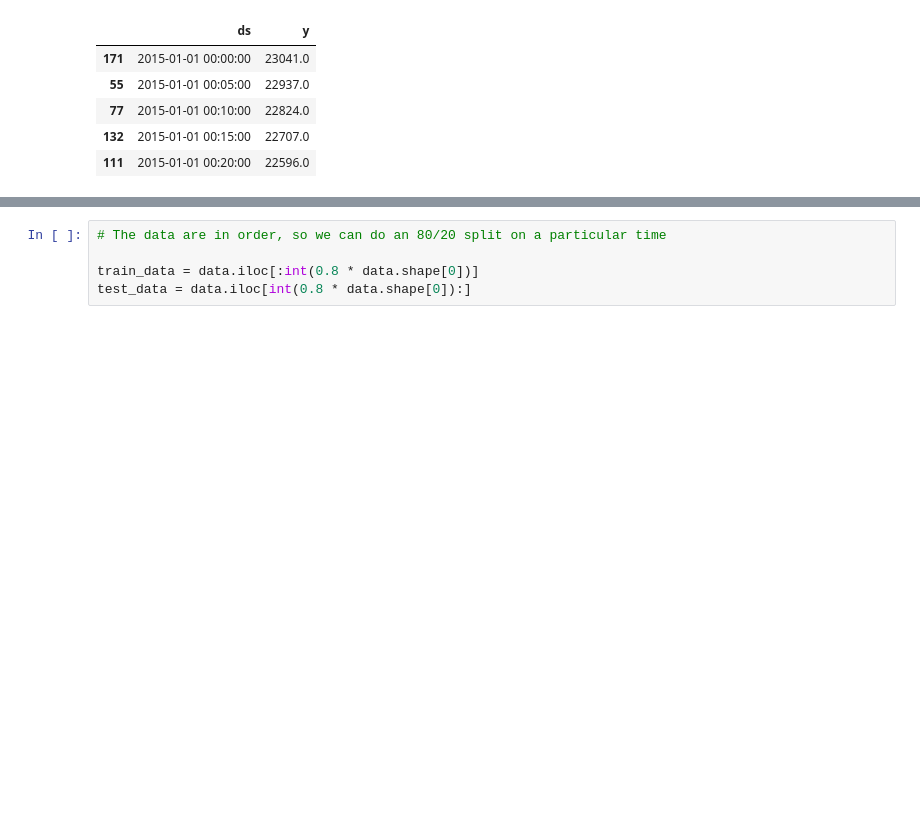
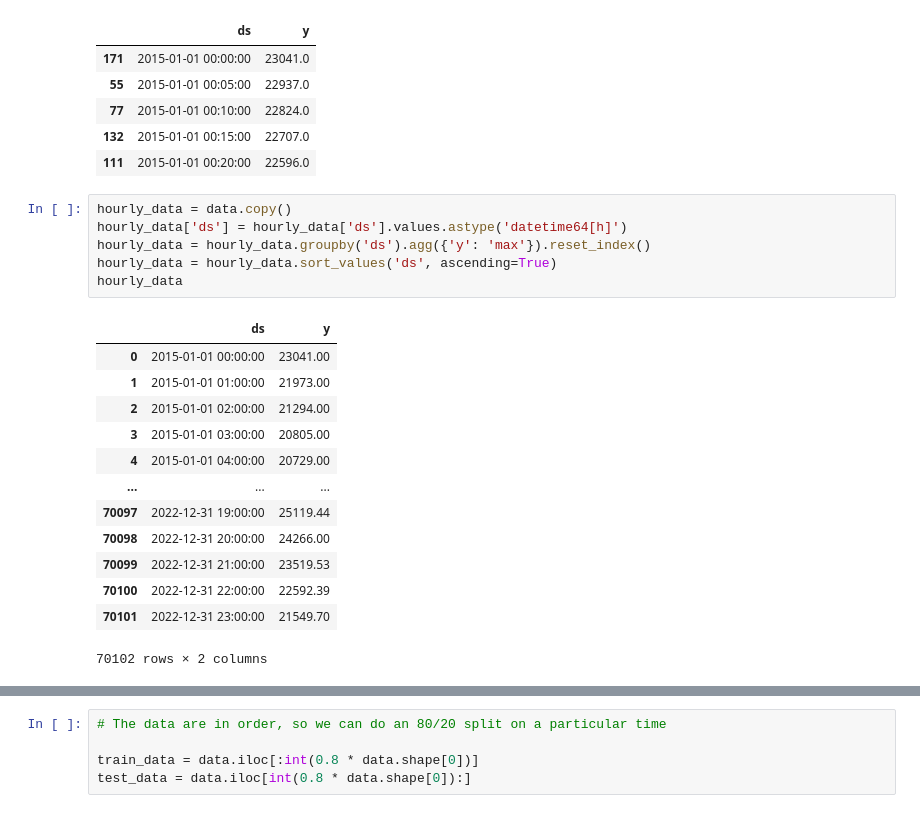
Before and after one commit to abosneaga/renewable_power, a Jupyter notebook: model_notebooks/Prophet.ipynb, the cells around one changed output, grey strips where cells are left out. Saved outputs shown, nothing was run; the diff lists cells and outputs as text; blank space fills up the shorter version.

```diff
--- a/model_notebooks/Prophet.ipynb
+++ b/model_notebooks/Prophet.ipynb
@@ -32,3 +36,23 @@ data.head()
 | 77 | 2015-01-01 00:10:00 | 22824.0 |
 | 132 | 2015-01-01 00:15:00 | 22707.0 |
 | 111 | 2015-01-01 00:20:00 | 22596.0 |
+# %%
+hourly_data = data.copy()
+hourly_data['ds'] = hourly_data['ds'].values.astype('datetime64[h]')
+hourly_data = hourly_data.groupby('ds').agg({'y': 'max'}).reset_index()
+hourly_data = hourly_data.sort_values('ds', ascending=True)
+hourly_data
+# %% [output]
+|  | ds | y |
+| 0 | 2015-01-01 00:00:00 | 23041.00 |
+| 1 | 2015-01-01 01:00:00 | 21973.00 |
+| 2 | 2015-01-01 02:00:00 | 21294.00 |
+| 3 | 2015-01-01 03:00:00 | 20805.00 |
+| 4 | 2015-01-01 04:00:00 | 20729.00 |
+| ... | ... | ... |
+| 70097 | 2022-12-31 19:00:00 | 25119.44 |
+| 70098 | 2022-12-31 20:00:00 | 24266.00 |
+| 70099 | 2022-12-31 21:00:00 | 23519.53 |
+| 70100 | 2022-12-31 22:00:00 | 22592.39 |
+| 70101 | 2022-12-31 23:00:00 | 21549.70 |
+70102 rows × 2 columns
```
Also changed, not shown: parts of 24 cells of this notebook, 2 other files.
